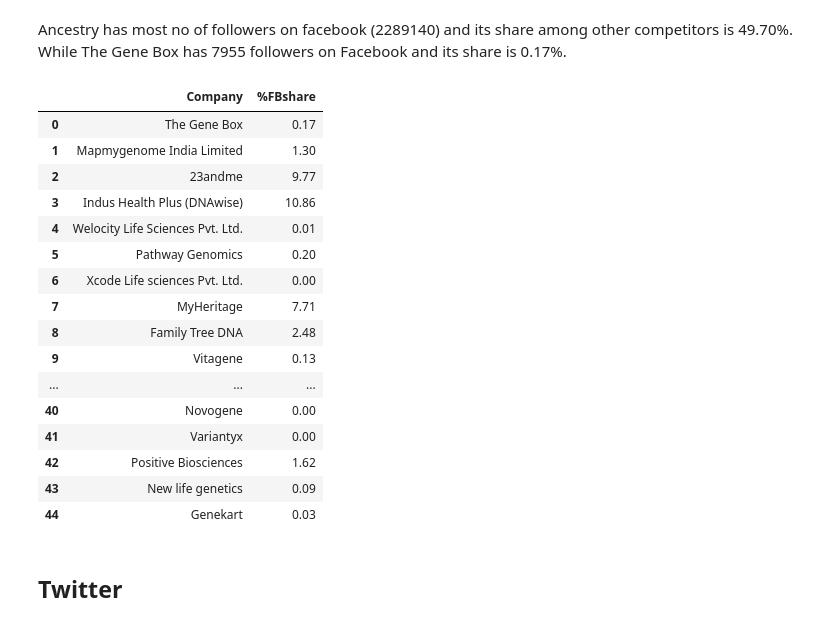
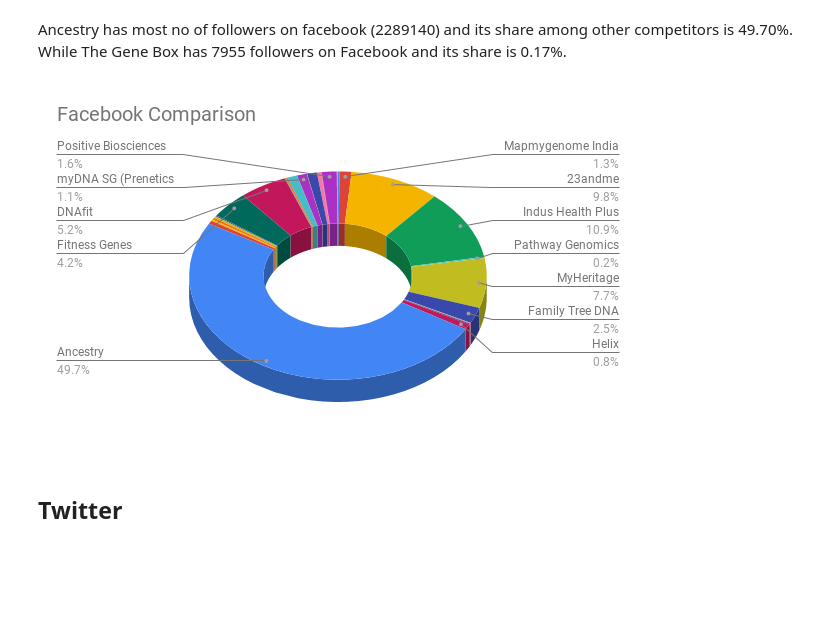
Before and after one commit to bhaveshpancholi/Competitor-Anlysis, a Jupyter notebook: Competitor Analysis.ipynb, the cells around one changed output. Drawn from its saved outputs; the diff is of its cells as text; code cells hidden in the pictures; blank space fills up the shorter version.

```diff
--- a/Competitor Analysis.ipynb
+++ b/Competitor Analysis.ipynb
@@ -190,28 +190,11 @@ plt.show()
 # %% [markdown]
 Ancestry has most no of followers on facebook (2289140) and its share among other competitors is 49.70%.
 While The Gene Box has 7955 followers on Facebook and its share is 0.17%.
-# %%
-df['%FBshare']=df.Facebook/sum(df.Facebook)*100
-df['%FBshare']=df['%FBshare'].round(2)
-df[['Company','%FBshare']]
-# %% [output]
-|  | Company | %FBshare |
-| 0 | The Gene Box | 0.17 |
-| 1 | Mapmygenome India Limited | 1.30 |
-| 2 | 23andme | 9.77 |
-| 3 | Indus Health Plus (DNAwise) | 10.86 |
-| 4 | Welocity Life Sciences Pvt. Ltd. | 0.01 |
-| 5 | Pathway Genomics | 0.20 |
-| 6 | Xcode Life sciences Pvt. Ltd. | 0.00 |
-| 7 | MyHeritage | 7.71 |
-| 8 | Family Tree DNA | 2.48 |
-| 9 | Vitagene | 0.13 |
-| ... | ... | ... |
-| 40 | Novogene | 0.00 |
-| 41 | Variantyx | 0.00 |
-| 42 | Positive Biosciences | 1.62 |
-| 43 | New life genetics | 0.09 |
-| 44 | Genekart | 0.03 |
+# %%
+from IPython.display import Image
+Image(filename="img/Facebook Comparison.png")
+# %% [output]
+[figure, added]
 # %% [markdown]
 ## Twitter
 # %%
```
Also changed, not shown: parts of 147 cells of this notebook, 8 other files.
